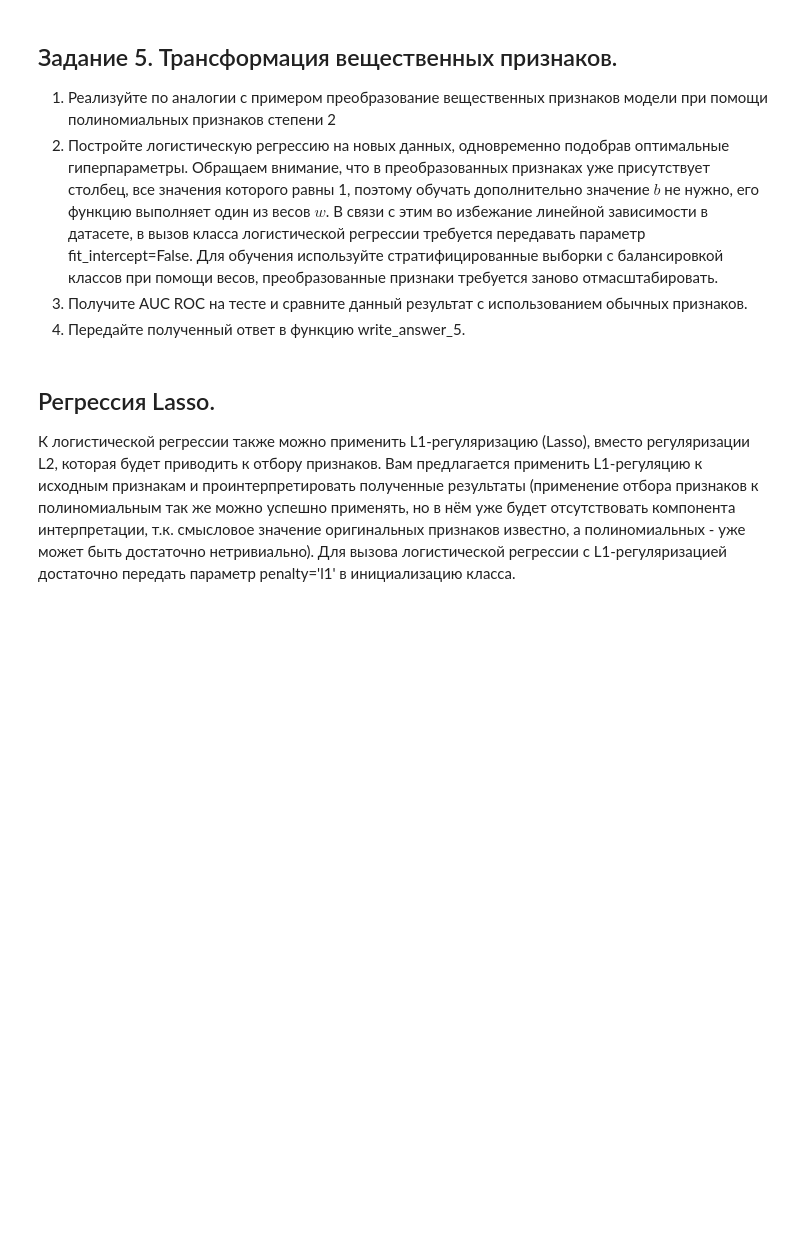
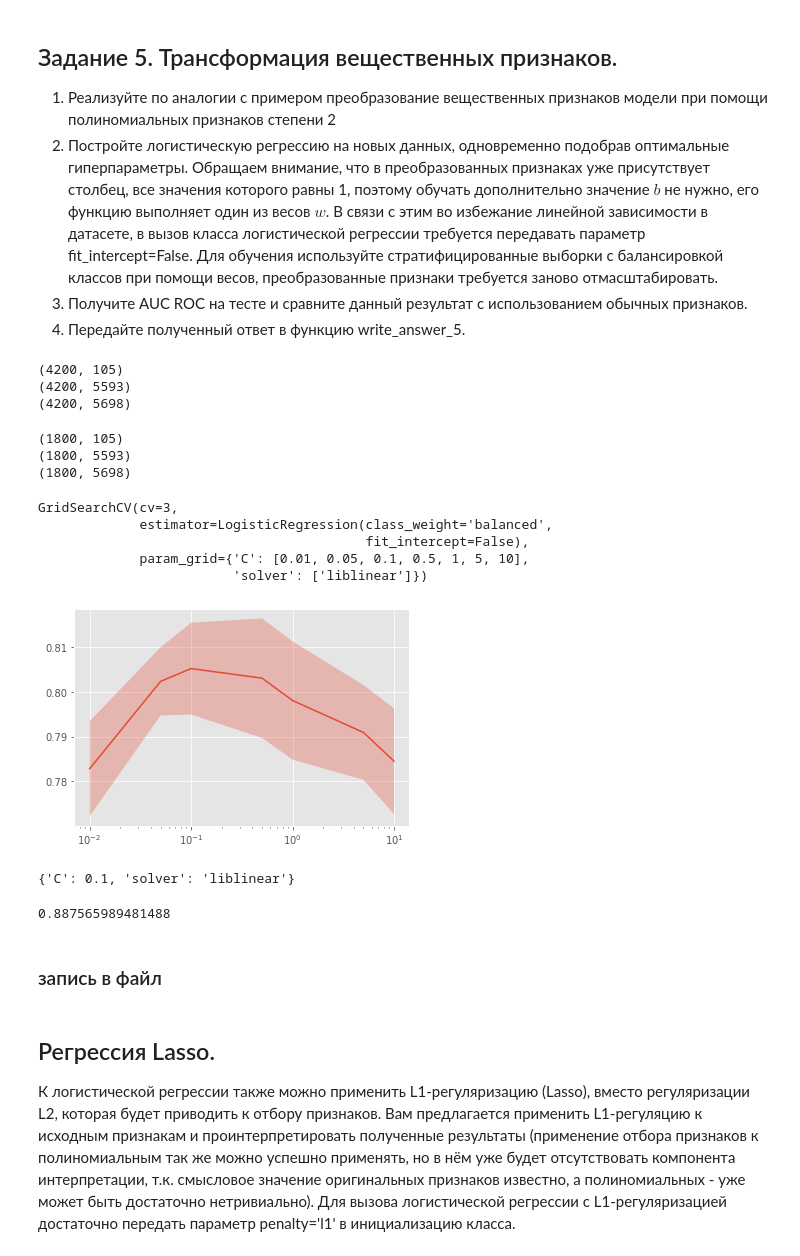
Before and after one commit to SmirnovAlexander/MachineLearningDataAnalysis, a Jupyter notebook: SupervisedLearning/3.DataPreprocessingLogisticRegression/DataPreprocessingLogisticRegression.ipynb, the cells around one changed output. Cells and saved outputs as stored; diff of their text form; code cells hidden in the pictures; blank space fills up the shorter version.

```diff
--- a/SupervisedLearning/3.DataPreprocessingLogisticRegression/DataPreprocessingLogisticRegression.ipynb
+++ b/SupervisedLearning/3.DataPreprocessingLogisticRegression/DataPreprocessingLogisticRegression.ipynb
@@ -937,0 +944,50 @@ def write_answer_5(auc):
+# %%
+transform = PolynomialFeatures(2)
+X_train_real_zeros_transformed = transform.fit_transform(X_train_real_zeros)
+X_test_real_zeros_transformed = transform.transform(X_test_real_zeros)
+
+scaler = StandardScaler()
+X_train_real_zeros_transformed_scaled = scaler.fit_transform(X_train_real_zeros_transformed)
+X_test_real_zeros_transformed_scaled = scaler.fit_transform(X_test_real_zeros_transformed)
+# %%
+print(X_train_real_zeros_transformed_scaled.shape)
+print(X_train_cat_oh.shape)
+
+X_train_final = np.hstack((X_train_real_zeros_transformed_scaled, X_train_cat_oh))
+print(X_train_final.shape)
+# %% [output]
+(4200, 105)
+(4200, 5593)
+(4200, 5698)
+# %%
+print(X_test_real_zeros_transformed_scaled.shape)
+print(X_test_cat_oh.shape)
+
+X_test_final = np.hstack((X_test_real_zeros_transformed_scaled, X_test_cat_oh))
+print(X_test_final.shape)
+# %% [output]
+(1800, 105)
+(1800, 5593)
+(1800, 5698)
+# %%
+optimizer = GridSearchCV(LogisticRegression(class_weight="balanced", fit_intercept=False), param_grid=param_grid, cv=cv)
+optimizer.fit(X_train_final, y_train)
+# %% [output]
+GridSearchCV(cv=3,
+             estimator=LogisticRegression(class_weight='balanced',
+                                          fit_intercept=False),
+             param_grid={'C': [0.01, 0.05, 0.1, 0.5, 1, 5, 10],
+                         'solver': ['liblinear']})
+# %%
+plot_scores(optimizer)
+print(optimizer.best_params_)
+# %% [output]
+[figure, added]
+{'C': 0.1, 'solver': 'liblinear'}
+# %%
+auc = roc_auc_score(y_test, optimizer.predict_proba(X_test_final)[:, 1])
+print(auc)
+# %% [output]
+0.887565989481488
+# %% [markdown]
+### запись в файл
```
Also changed, not shown: parts of 8 cells of this notebook, 1 other file.
